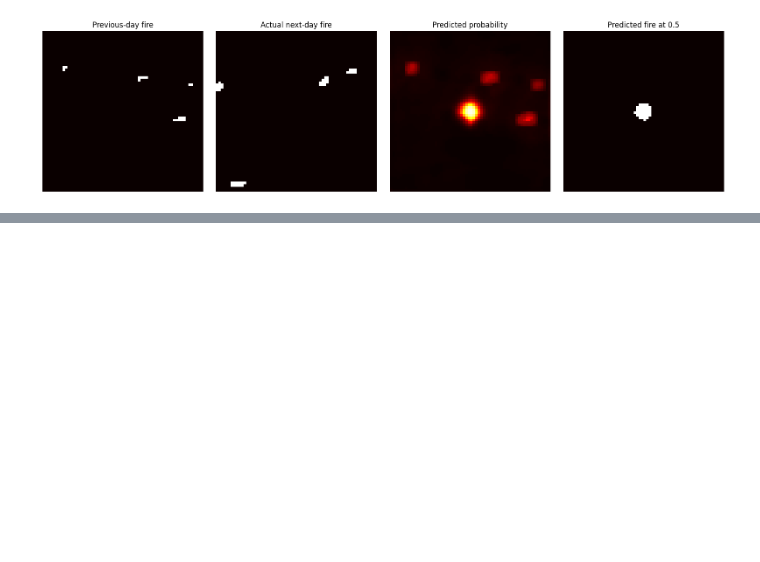
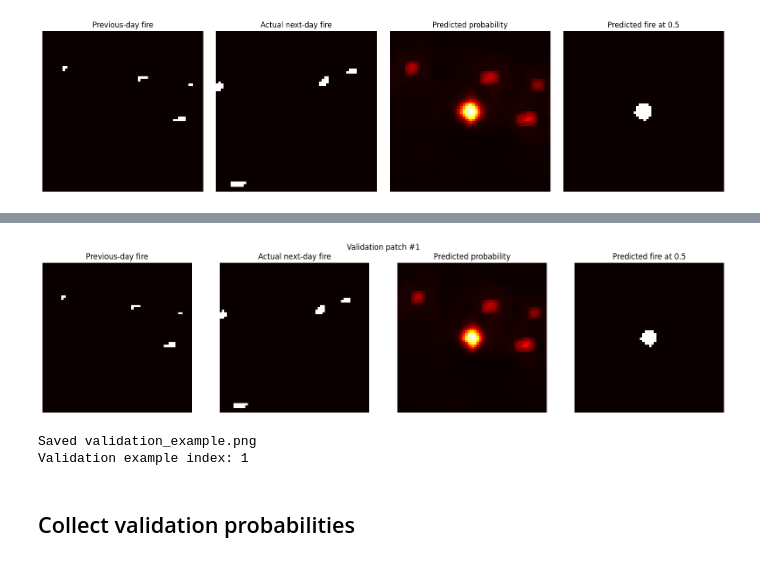
Before and after one commit to Randil01/Wildfire-Spread-Prediction-from-Satellite-Imagery, a Jupyter notebook: models/resnet_unet.ipynb, the cells around one changed output, grey strips where cells are left out. Saved outputs shown, nothing was run; the diff lists cells and outputs as text; code cells hidden in the pictures; blank space fills up the shorter version.

```diff
--- a/models/resnet_unet.ipynb
+++ b/models/resnet_unet.ipynb
@@ -738,0 +926,68 @@ plt.show()
+# %%
+model.load_state_dict(saved_baseline["model_state_dict"])
+model.to(device)
+model.eval()
+
+example_index = next(
+    index
+    for index, target in enumerate(val_loader.dataset.targets)
+    if np.any(target == 1)
+)
+
+example_input, example_target, example_mask = (
+    val_loader.dataset[example_index]
+)
+
+with torch.no_grad():
+    logits = model(example_input.unsqueeze(0).to(device))
+    probability = torch.sigmoid(logits)[0, 0].cpu().numpy()
+
+stats = NormalizationStats.load(STATS_PATH) # type: ignore
+prev_index = INPUT_FEATURES.index("PrevFireMask") # type: ignore
+
+previous_fire = (
+    example_input[prev_index].numpy() * stats.stds[prev_index]
+    + stats.means[prev_index]
+) > 0.5
+
+valid = example_mask[0].numpy() == 1
+actual_fire = np.where(
+    valid, example_target[0].numpy(), np.nan
+)
+predicted_fire = np.where(
+    valid, probability >= 0.5, np.nan
+)
+
+images = [
+    previous_fire,
+    actual_fire,
+    probability,
+    predicted_fire,
+]
+titles = [
+    "Previous-day fire",
+    "Actual next-day fire",
+    "Predicted probability",
+    "Predicted fire at 0.5",
+]
+
+fig, axes = plt.subplots(1, 4, figsize=(16, 4))
+
+for ax, image, title in zip(axes, images, titles):
+    ax.imshow(image, cmap="hot", vmin=0, vmax=1)
+    ax.set_title(title)
+    ax.axis("off")
+
+fig.suptitle(f"Validation patch #{example_index}")
+fig.tight_layout()
+fig.savefig(run_dir / "validation_example.png", dpi=160)
+plt.show()
+
+print("Saved validation_example.png")
+print("Validation example index:", example_index)
+# %% [output]
+[figure, added]
+Saved validation_example.png
+Validation example index: 1
+# %% [markdown]
+## Collect validation probabilities
```
Also changed, not shown: parts of 24 cells of this notebook.
